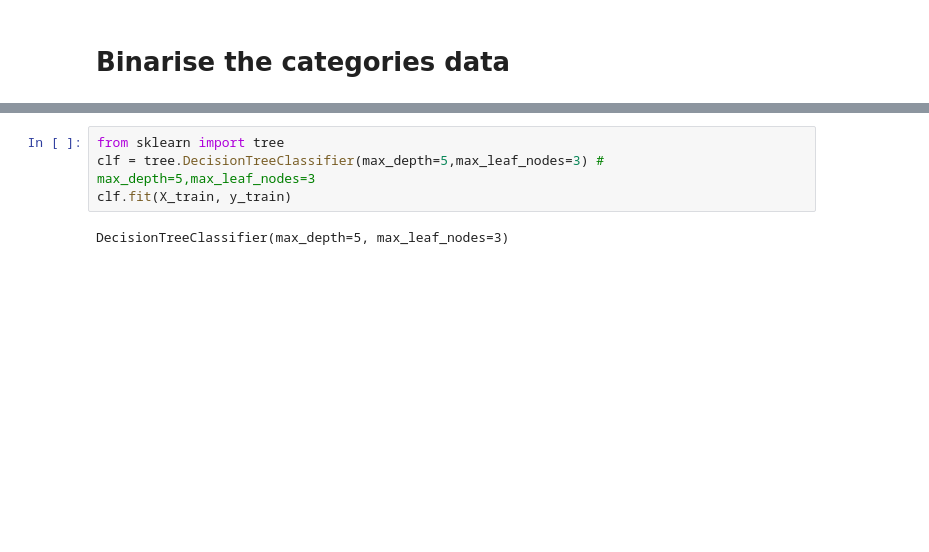
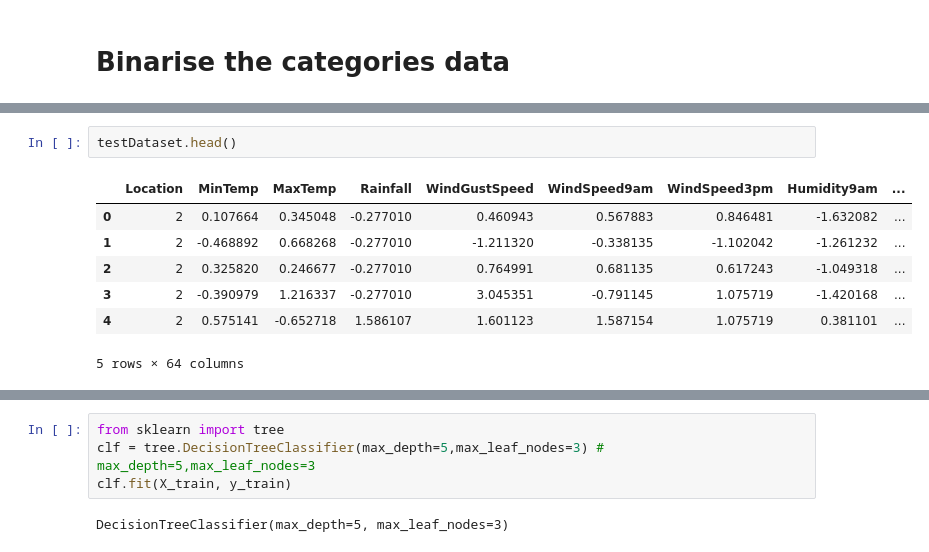
Before and after one commit to huukhang1512/utsDataAnal, a Jupyter notebook: ass3/analyse.ipynb, the cells around one changed output, grey strips where cells are left out. Cells and saved outputs as stored; diff of their text form; blank space fills up the shorter version.

```diff
--- a/ass3/analyse.ipynb
+++ b/ass3/analyse.ipynb
@@ -234,3 +377,13 @@ testDataset = pd.get_dummies(testDataset,columns=catCols)
+# %%
+testDataset.head()
+# %% [output]
+|  | Location | MinTemp | MaxTemp | Rainfall | WindGustSpeed | WindSpeed9am | WindSpeed3pm | Humidity9am | ... |
+| 0 | 2 | 0.107664 | 0.345048 | -0.277010 | 0.460943 | 0.567883 | 0.846481 | -1.632082 | ... |
+| 1 | 2 | -0.468892 | 0.668268 | -0.277010 | -1.211320 | -0.338135 | -1.102042 | -1.261232 | ... |
+| 2 | 2 | 0.325820 | 0.246677 | -0.277010 | 0.764991 | 0.681135 | 0.617243 | -1.049318 | ... |
+| 3 | 2 | -0.390979 | 1.216337 | -0.277010 | 3.045351 | -0.791145 | 1.075719 | -1.420168 | ... |
+| 4 | 2 | 0.575141 | -0.652718 | 1.586107 | 1.601123 | 1.587154 | 1.075719 | 0.381101 | ... |
+5 rows × 64 columns
 # %%
 dataset.shape
 # %% [output]
```
Also changed, not shown: parts of 51 cells of this notebook, 1 other file.
